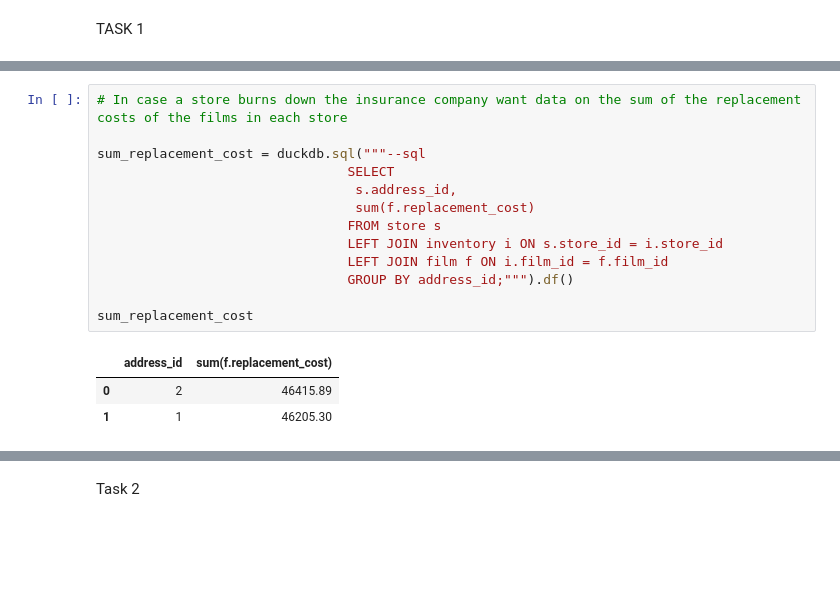
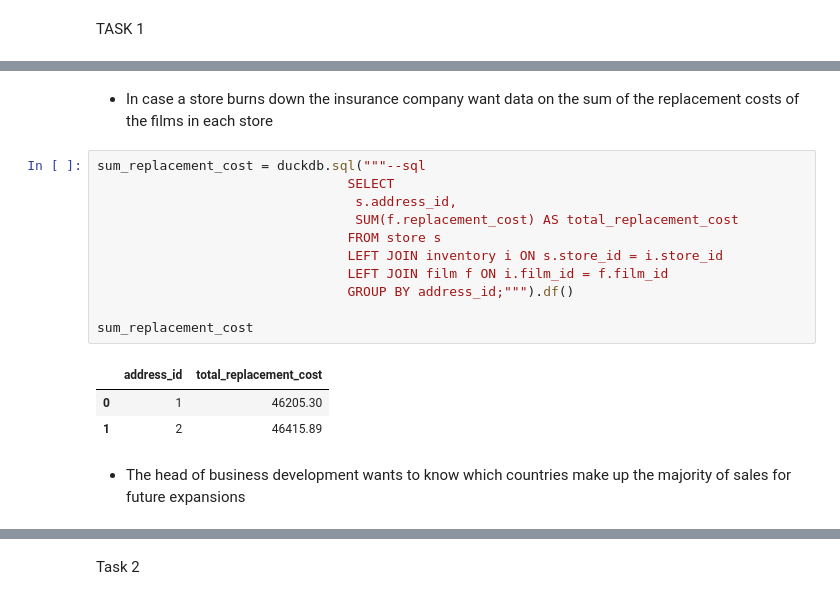
Before and after one commit to karlrydberg-stack/lab_sql_karl_rydberg_de25, a Jupyter notebook: task_1_task_2.ipynb, the cells around one changed output, grey strips where cells are left out. Cells and saved outputs as stored; diff of their text form; blank space fills up the shorter version.

```diff
--- a/task_1_task_2.ipynb
+++ b/task_1_task_2.ipynb
@@ -149,21 +164,23 @@ lucrative_actors.head()
 | 2 | 198.0 | MARY KEITEL | 2689.25 |
 | 3 | 81.0 | SCARLETT DAMON | 2655.28 |
 | 4 | 102.0 | WALTER TORN | 2620.62 |
+# %% [markdown]
+- In case a store burns down the insurance company want data on the sum of the replacement costs of the films in each store
 # %%
-# In case a store burns down the insurance company want data on the sum of the replacement costs of the films in each store
-
 sum_replacement_cost = duckdb.sql("""--sql
                                 SELECT
                                  s.address_id,
-                                 sum(f.replacement_cost)
+                                 SUM(f.replacement_cost) AS total_replacement_cost
                                 FROM store s
                                 LEFT JOIN inventory i ON s.store_id = i.store_id
                                 LEFT JOIN film f ON i.film_id = f.film_id
                                 GROUP BY address_id;""").df()
 
 sum_replacement_cost
 # %% [output]
-|  | address_id | sum(f.replacement_cost) |
-| 0 | 2 | 46415.89 |
-| 1 | 1 | 46205.30 |
+|  | address_id | total_replacement_cost |
+| 0 | 1 | 46205.30 |
+| 1 | 2 | 46415.89 |
+# %% [markdown]
+- The head of business development wants to know which countries make up the majority of sales for future expansions
 # %%
```
Also changed, not shown: parts of 24 cells of this notebook.
